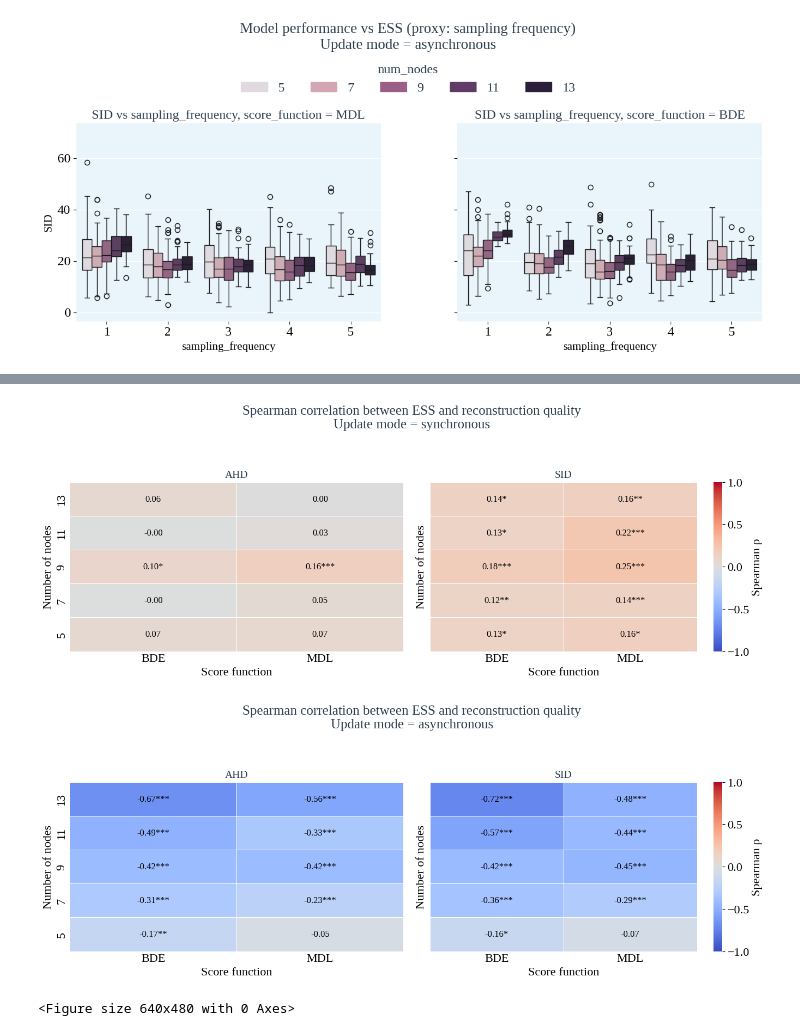
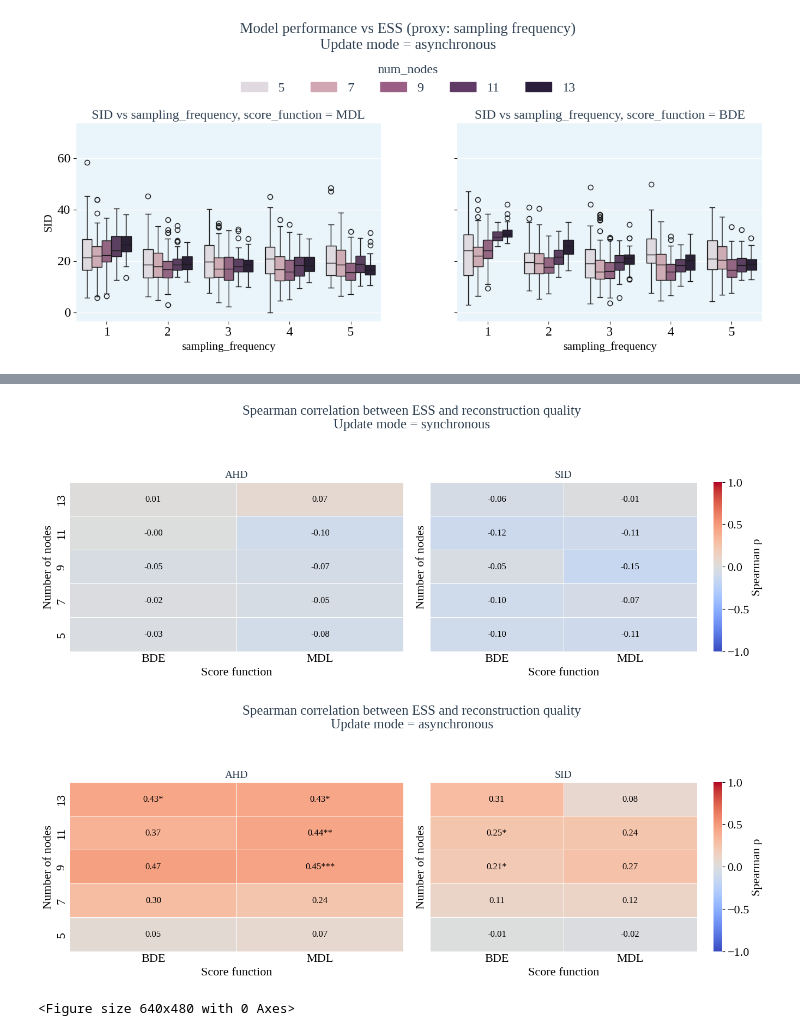
Before and after one commit to maxi7524/SAD2_final_project, a Jupyter notebook: notebooks/raport_max.ipynb, the cells around one changed output, grey strips where cells are left out. Drawn from its saved outputs; the diff is of its cells as text; code cells hidden in the pictures.

```diff
--- a/notebooks/raport_max.ipynb
+++ b/notebooks/raport_max.ipynb
@@ -175,8 +437,21 @@ Analiza 3 - spearman
 # %%
+group_cols = ["update_mode", "score_function", "num_nodes", "sampling_frequency"]
+
 df_spearman = compute_spearman_table(
     df_series,
-    metrics=["AHD", "SID"]
+    metrics=["AHD", "SID"],
+    group_cols = group_cols,
+    ess_col= "mean_lag1_acf"
 )
+
+
+counts = (
+    df_series
+    .groupby(group_cols)
+    .size()
+    .reset_index(name="n_rows")
+)
+counts
 
 for update_mode in ["synchronous", "asynchronous"]:
 
@@ -189,34 +464,34 @@ for update_mode in ["synchronous", "asynchronous"]:
     plot_spearman_heatmap(
         df_spearman,
         metric="AHD",
         update_mode=update_mode,
         num_nodes_order=sorted(df_series["num_nodes"].unique(), reverse=True),
         ax=axes[0],
         cbar=False
     )
 
     plot_spearman_heatmap(
         df_spearman,
         metric="SID",
         update_mode=update_mode,
         num_nodes_order=sorted(df_series["num_nodes"].unique(), reverse=True),
         ax=axes[1],
         cbar=True
     )
 
     fig.suptitle(
-        "Spearman correlation between ESS and reconstruction quality\n"
+        "Spearman correlation between ACF and reconstruction quality\n"
         f"Update mode = {update_mode}",
         fontsize=18,
         y=1.05
     )
 
     plt.tight_layout()
     plt.show()
 
 plt.tight_layout()
 plt.show()
 # %% [output]
-[figure, old version]
+[figure, new version]
-[figure, old version]
+[figure, new version]
 <Figure size 640x480 with 0 Axes>
```
Also changed, not shown: parts of 17 cells of this notebook, 2 other files.
